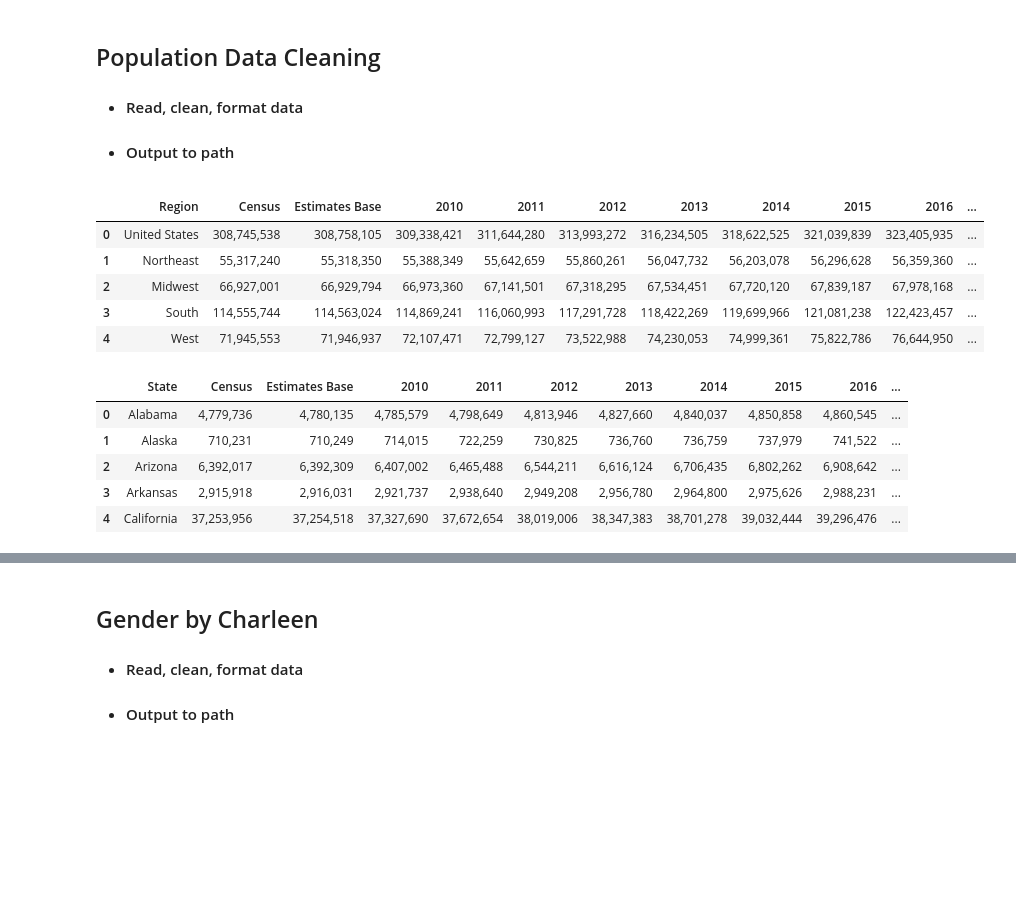
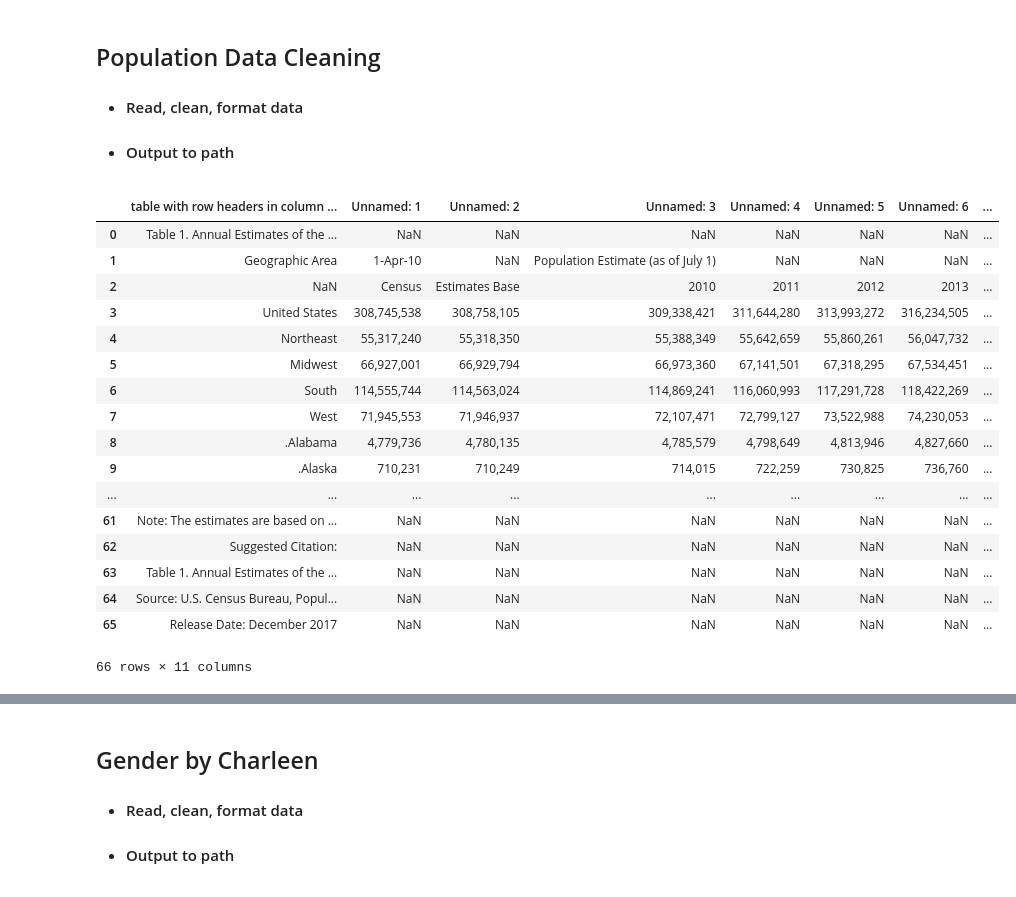
Before and after one commit to Janie228/Entrepreneur_Consultant_1, a Jupyter notebook: Team_Data_Clean.ipynb, the cells around one changed output, grey strips where cells are left out. Drawn from its saved outputs; the diff is of its cells as text; code cells hidden in the pictures; blank space fills up the shorter version.

```diff
--- a/Team_Data_Clean.ipynb
+++ b/Team_Data_Clean.ipynb
@@ -214,30 +214,25 @@ ind_grp_df.head()
 pop_path = os.path.join(".", "Resources/State/Demographic", "annual-est population_2010-2017.csv")
 country_path = os.path.join(".", "Output/Demographic", "country_pop_2010-17.csv")
 state_path = os.path.join(".", "Output/Demographic", "state_pop_2010-17.csv")
-# %%
-pop_data = pd.read_csv(pop_path, index_col=0, skiprows=3)
-pop_data = pop_data.dropna(how='any') # drop any nan record
-pop_data = pop_data.reset_index().rename(columns={"index": "State"})
-pop_data["State"] = pop_data["State"].str.replace(".", "")
-pop_data = pop_data[:-1] #drop bottom 1
-country_data = pd.DataFrame(pop_data.iloc[0:5]).rename(columns={"State": "Region"})
-country_data.to_csv(country_path)
-country_data.head()
-# %% [output]
-|  | Region | Census | Estimates Base | 2010 | 2011 | 2012 | 2013 | 2014 | 2015 | 2016 | ... |
-| 0 | United States | 308,745,538 | 308,758,105 | 309,338,421 | 311,644,280 | 313,993,272 | 316,234,505 | 318,622,525 | 321,039,839 | 323,405,935 | ... |
-| 1 | Northeast | 55,317,240 | 55,318,350 | 55,388,349 | 55,642,659 | 55,860,261 | 56,047,732 | 56,203,078 | 56,296,628 | 56,359,360 | ... |
-| 2 | Midwest | 66,927,001 | 66,929,794 | 66,973,360 | 67,141,501 | 67,318,295 | 67,534,451 | 67,720,120 | 67,839,187 | 67,978,168 | ... |
-| 3 | South | 114,555,744 | 114,563,024 | 114,869,241 | 116,060,993 | 117,291,728 | 118,422,269 | 119,699,966 | 121,081,238 | 122,423,457 | ... |
-| 4 | West | 71,945,553 | 71,946,937 | 72,107,471 | 72,799,127 | 73,522,988 | 74,230,053 | 74,999,361 | 75,822,786 | 76,644,950 | ... |
-# %%
-pop_data = pop_data.drop(pop_data.index[[0,1,2,3,4]]).reset_index(drop=True)
-pop_data.to_csv(state_path)
-pop_data.head()
-# %% [output]
-|  | State | Census | Estimates Base | 2010 | 2011 | 2012 | 2013 | 2014 | 2015 | 2016 | ... |
-| 0 | Alabama | 4,779,736 | 4,780,135 | 4,785,579 | 4,798,649 | 4,813,946 | 4,827,660 | 4,840,037 | 4,850,858 | 4,860,545 | ... |
-| 1 | Alaska | 710,231 | 710,249 | 714,015 | 722,259 | 730,825 | 736,760 | 736,759 | 737,979 | 741,522 | ... |
-| 2 | Arizona | 6,392,017 | 6,392,309 | 6,407,002 | 6,465,488 | 6,544,211 | 6,616,124 | 6,706,435 | 6,802,262 | 6,908,642 | ... |
-| 3 | Arkansas | 2,915,918 | 2,916,031 | 2,921,737 | 2,938,640 | 2,949,208 | 2,956,780 | 2,964,800 | 2,975,626 | 2,988,231 | ... |
-| 4 | California | 37,253,956 | 37,254,518 | 37,327,690 | 37,672,654 | 38,019,006 | 38,347,383 | 38,701,278 | 39,032,444 | 39,296,476 | ... |
+# %%
+df=pd.read_csv(pop_path)
+df
+# %% [output]
+|  | table with row headers in column ... | Unnamed: 1 | Unnamed: 2 | Unnamed: 3 | Unnamed: 4 | Unnamed: 5 | Unnamed: 6 | ... |
+| 0 | Table 1. Annual Estimates of the ... | NaN | NaN | NaN | NaN | NaN | NaN | ... |
+| 1 | Geographic Area | 1-Apr-10 | NaN | Population Estimate (as of July 1) | NaN | NaN | NaN | ... |
+| 2 | NaN | Census | Estimates Base | 2010 | 2011 | 2012 | 2013 | ... |
+| 3 | United States | 308,745,538 | 308,758,105 | 309,338,421 | 311,644,280 | 313,993,272 | 316,234,505 | ... |
+| 4 | Northeast | 55,317,240 | 55,318,350 | 55,388,349 | 55,642,659 | 55,860,261 | 56,047,732 | ... |
+| 5 | Midwest | 66,927,001 | 66,929,794 | 66,973,360 | 67,141,501 | 67,318,295 | 67,534,451 | ... |
+| 6 | South | 114,555,744 | 114,563,024 | 114,869,241 | 116,060,993 | 117,291,728 | 118,422,269 | ... |
+| 7 | West | 71,945,553 | 71,946,937 | 72,107,471 | 72,799,127 | 73,522,988 | 74,230,053 | ... |
+| 8 | .Alabama | 4,779,736 | 4,780,135 | 4,785,579 | 4,798,649 | 4,813,946 | 4,827,660 | ... |
+| 9 | .Alaska | 710,231 | 710,249 | 714,015 | 722,259 | 730,825 | 736,760 | ... |
+| ... | ... | ... | ... | ... | ... | ... | ... | ... |
+| 61 | Note: The estimates are based on ... | NaN | NaN | NaN | NaN | NaN | NaN | ... |
+| 62 | Suggested Citation: | NaN | NaN | NaN | NaN | NaN | NaN | ... |
+| 63 | Table 1. Annual Estimates of the ... | NaN | NaN | NaN | NaN | NaN | NaN | ... |
+| 64 | Source: U.S. Census Bureau, Popul... | NaN | NaN | NaN | NaN | NaN | NaN | ... |
+| 65 | Release Date: December 2017 | NaN | NaN | NaN | NaN | NaN | NaN | ... |
+66 rows × 11 columns
```
Also changed, not shown: parts of 6 cells of this notebook.
